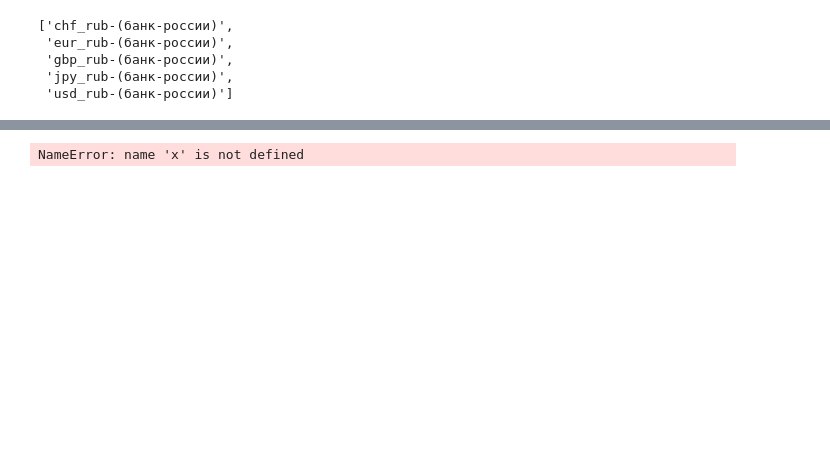
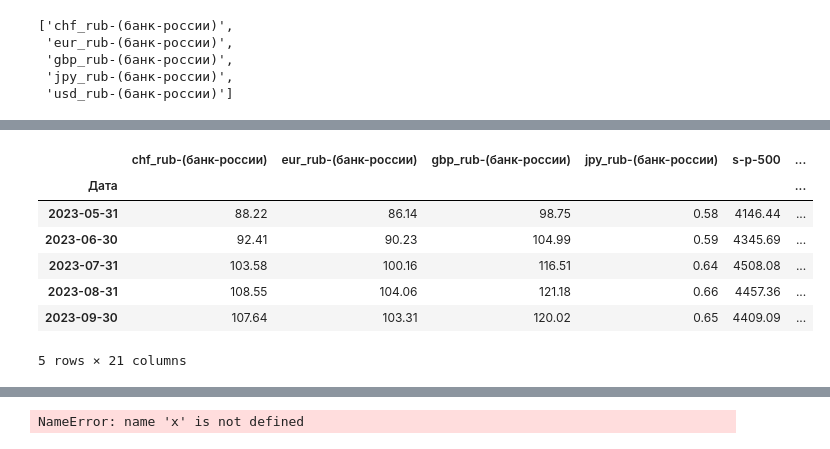
Before and after one commit to uc20100/Diplom-2024, a Jupyter notebook: diplom_2024.ipynb, the cells around one changed output, grey strips where cells are left out. Cells and saved outputs as stored; diff of their text form; code cells hidden in the pictures; blank space fills up the shorter version.

```diff
--- a/diplom_2024.ipynb
+++ b/diplom_2024.ipynb
@@ -549,0 +690,11 @@ X
+# %%
+train_test_date['chf-rub-mean-month']['2023-05-02':].resample("M").mean().sort_values(by='Дата').head(5)
+# %% [output]
+|  | chf_rub-(банк-россии) | eur_rub-(банк-россии) | gbp_rub-(банк-россии) | jpy_rub-(банк-россии) | s-p-500 | ... |
+| Дата |  |  |  |  |  | ... |
+| 2023-05-31 | 88.22 | 86.14 | 98.75 | 0.58 | 4146.44 | ... |
+| 2023-06-30 | 92.41 | 90.23 | 104.99 | 0.59 | 4345.69 | ... |
+| 2023-07-31 | 103.58 | 100.16 | 116.51 | 0.64 | 4508.08 | ... |
+| 2023-08-31 | 108.55 | 104.06 | 121.18 | 0.66 | 4457.36 | ... |
+| 2023-09-30 | 107.64 | 103.31 | 120.02 | 0.65 | 4409.09 | ... |
+5 rows × 21 columns
```
Also changed, not shown: parts of 142 cells of this notebook.
